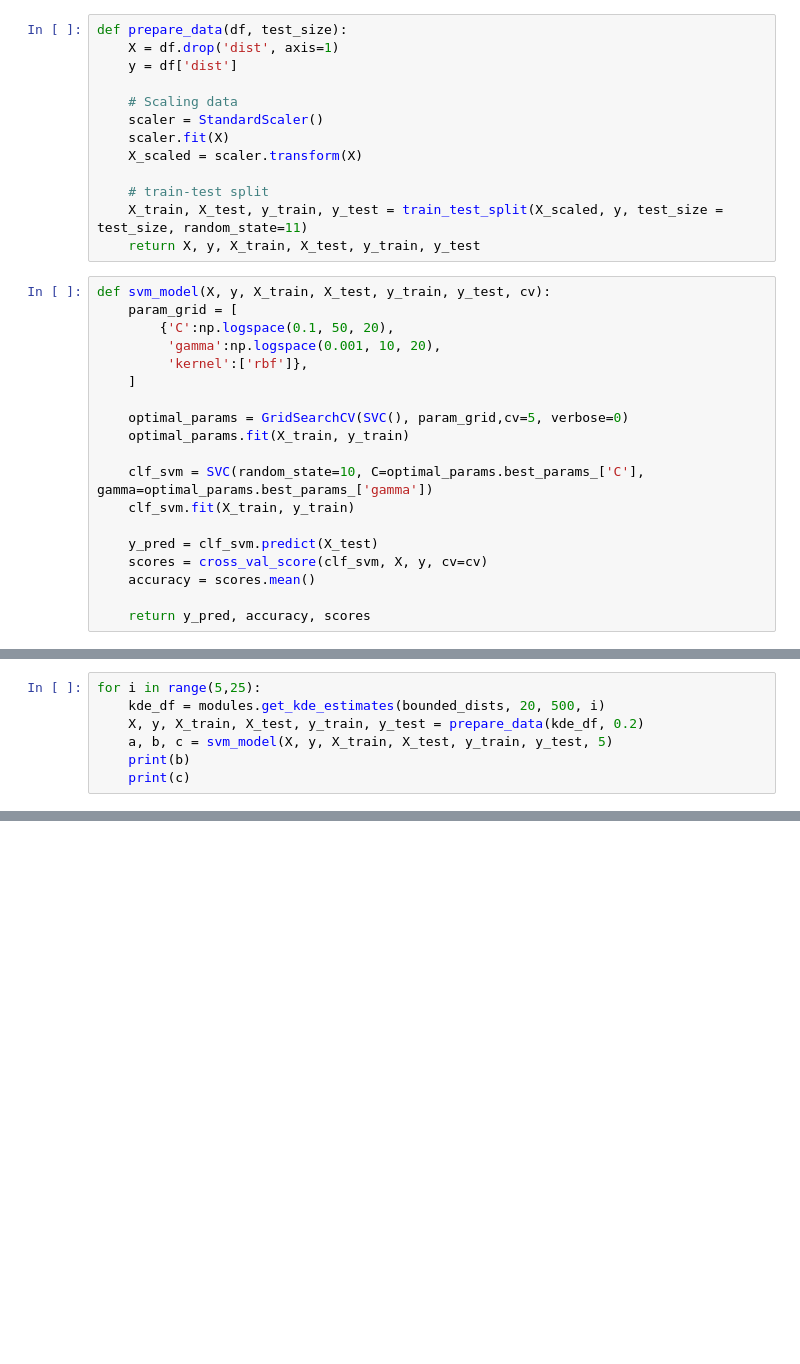
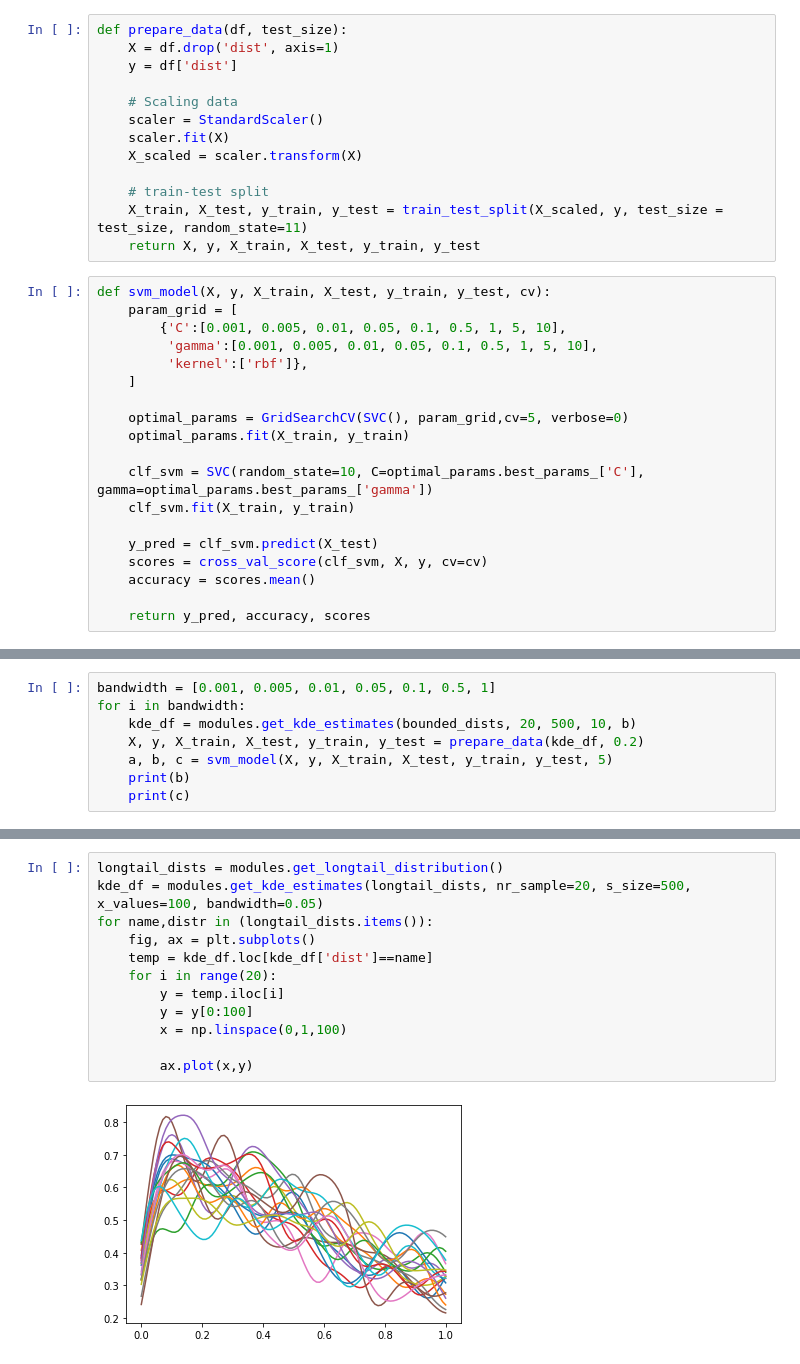
Before and after one commit to sheilafarrahi/thesis, a Jupyter notebook: kde.ipynb, the cells around one changed output, grey strips where cells are left out. Drawn from its saved outputs; the diff is of its cells as text; blank space fills up the shorter version.

```diff
--- a/kde.ipynb
+++ b/kde.ipynb
@@ -62,8 +83,8 @@ def prepare_data(df, test_size):
 # %%
 def svm_model(X, y, X_train, X_test, y_train, y_test, cv):
     param_grid = [
-        {'C':np.logspace(0.1, 50, 20),
-         'gamma':np.logspace(0.001, 10, 20),
+        {'C':[0.001, 0.005, 0.01, 0.05, 0.1, 0.5, 1, 5, 10],
+         'gamma':[0.001, 0.005, 0.01, 0.05, 0.1, 0.5, 1, 5, 10],
          'kernel':['rbf']},
     ]
 
@@ -121,6 +114,7 @@ Name: dist, dtype: object
 # %%
-for i in range(5,25):
-    kde_df = modules.get_kde_estimates(bounded_dists, 20, 500, i)
+bandwidth = [0.001, 0.005, 0.01, 0.05, 0.1, 0.5, 1]
+for i in bandwidth:
+    kde_df = modules.get_kde_estimates(bounded_dists, 20, 500, 10, b)
     X, y, X_train, X_test, y_train, y_test = prepare_data(kde_df, 0.2)
     a, b, c = svm_model(X, y, X_train, X_test, y_train, y_test, 5)
     print(b)
@@ -145,0 +137,14 @@ for i in range(5,25):
+# %%
+longtail_dists = modules.get_longtail_distribution()
+kde_df = modules.get_kde_estimates(longtail_dists, nr_sample=20, s_size=500, x_values=100, bandwidth=0.05)
+for name,distr in (longtail_dists.items()):
+    fig, ax = plt.subplots()
+    temp = kde_df.loc[kde_df['dist']==name]
+    for i in range(20):
+        y = temp.iloc[i]
+        y = y[0:100]
+        x = np.linspace(0,1,100)
+
+        ax.plot(x,y)
+# %% [output]
+[figure, added]
```
Also changed, not shown: parts of 14 cells of this notebook, 6 other files.
